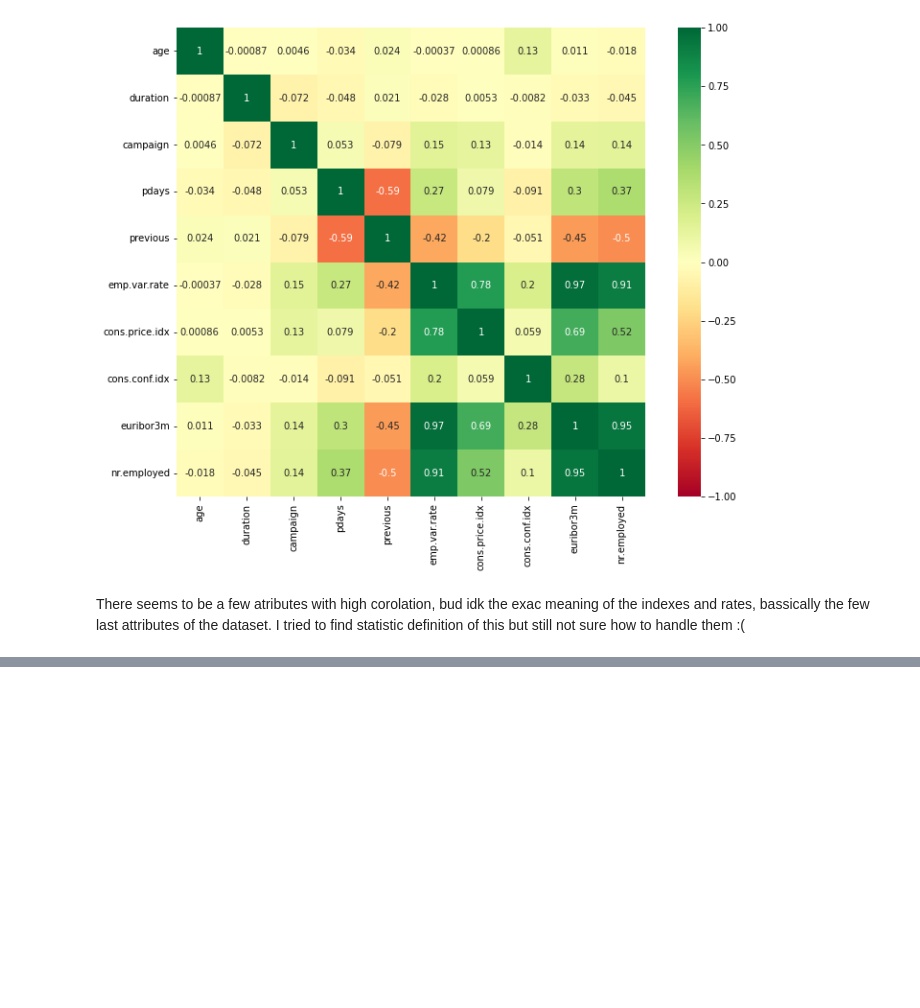
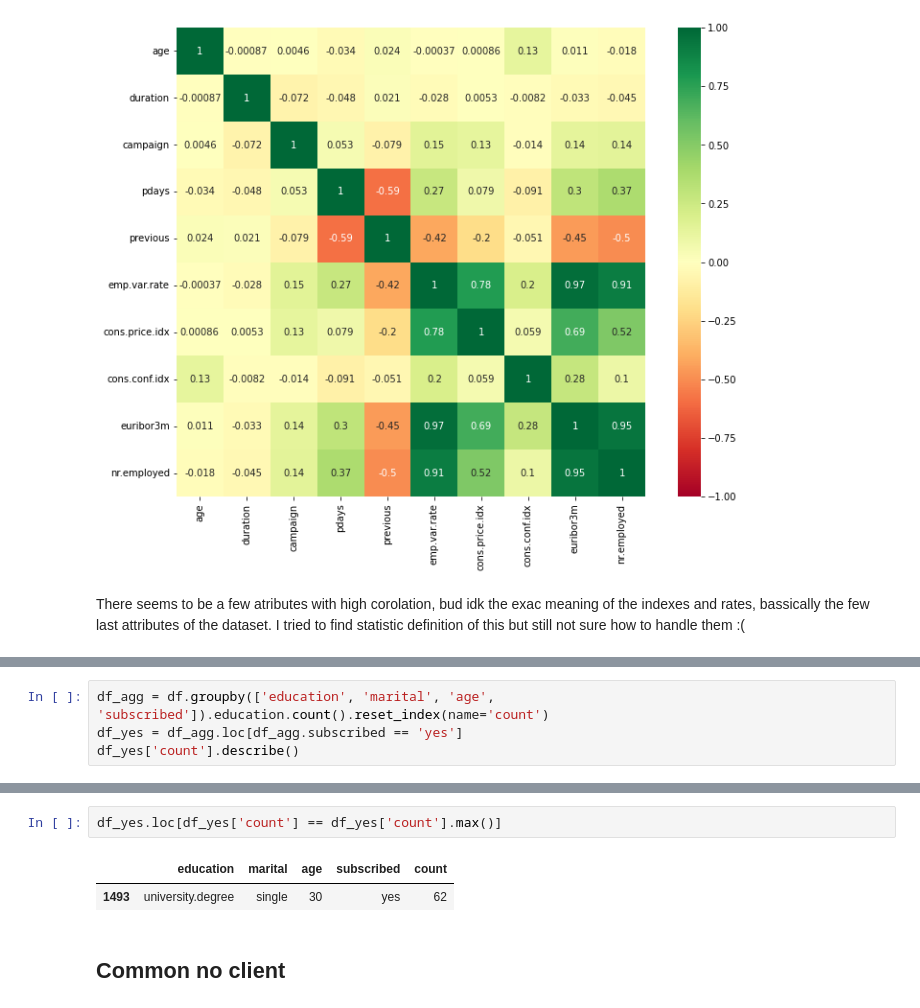
Before and after one commit to smidlma/zsu, a Jupyter notebook: project/smi0116.ipynb, the cells around one changed output, grey strips where cells are left out. Drawn from its saved outputs; the diff is of its cells as text; blank space fills up the shorter version.

```diff
--- a/project/smi0116.ipynb
+++ b/project/smi0116.ipynb
@@ -601,0 +635,4 @@ There seems to be a few atributes with high corolation, bud idk the exac meaning
+# %%
+df_agg = df.groupby(['education', 'marital', 'age', 'subscribed']).education.count().reset_index(name='count')
+df_yes = df_agg.loc[df_agg.subscribed == 'yes']
+df_yes['count'].describe()
@@ -601,0 +649,7 @@ There seems to be a few atributes with high corolation, bud idk the exac meaning
+# %%
+df_yes.loc[df_yes['count'] == df_yes['count'].max()]
+# %% [output]
+|  | education | marital | age | subscribed | count |
+| 1493 | university.degree | single | 30 | yes | 62 |
+# %% [markdown]
+## Common no client
```
Also changed, not shown: parts of 15 cells of this notebook.
